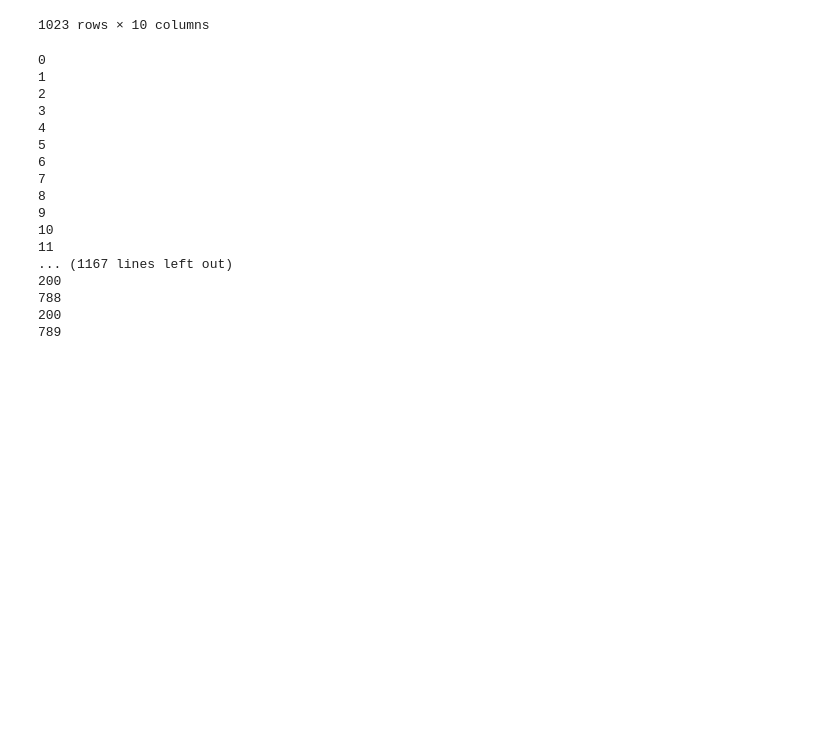
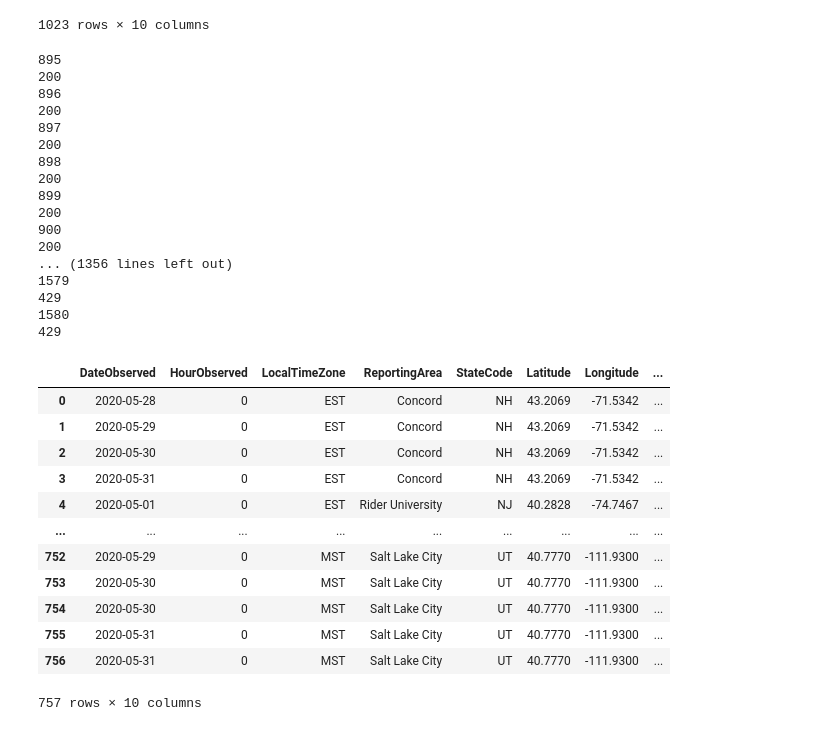
Before and after one commit to kevinhnmb/kevinhnmb.github.io, a Jupyter notebook: Untitled.ipynb, the cells around one changed output. Cells and saved outputs as stored; diff of their text form; code cells hidden in the pictures; blank space fills up the shorter version.

Commit message:
Add final covid data

```diff
--- a/Untitled.ipynb
+++ b/Untitled.ipynb
@@ -217,24 +217,37 @@ def get_may_data2():
 
     return return_df
 # %%
-raw_data1 = get_may_data1()
+raw_data1 = get_may_data2()
 raw_data1
 # 895 last 200
 # %% [output]
-0
-1
-2
-3
-4
-5
-6
-7
-8
-9
-10
-11
-... (1167 lines left out)
+895
 200
-788
+896
 200
-789
+897
+200
+898
+200
+899
+200
+900
+200
+... (1356 lines left out)
+1579
+429
+1580
+429
+|  | DateObserved | HourObserved | LocalTimeZone | ReportingArea | StateCode | Latitude | Longitude | ... |
+| 0 | 2020-05-28 | 0 | EST | Concord | NH | 43.2069 | -71.5342 | ... |
+| 1 | 2020-05-29 | 0 | EST | Concord | NH | 43.2069 | -71.5342 | ... |
+| 2 | 2020-05-30 | 0 | EST | Concord | NH | 43.2069 | -71.5342 | ... |
+| 3 | 2020-05-31 | 0 | EST | Concord | NH | 43.2069 | -71.5342 | ... |
+| 4 | 2020-05-01 | 0 | EST | Rider University | NJ | 40.2828 | -74.7467 | ... |
+| ... | ... | ... | ... | ... | ... | ... | ... | ... |
+| 752 | 2020-05-29 | 0 | MST | Salt Lake City | UT | 40.7770 | -111.9300 | ... |
+| 753 | 2020-05-30 | 0 | MST | Salt Lake City | UT | 40.7770 | -111.9300 | ... |
+| 754 | 2020-05-30 | 0 | MST | Salt Lake City | UT | 40.7770 | -111.9300 | ... |
+| 755 | 2020-05-31 | 0 | MST | Salt Lake City | UT | 40.7770 | -111.9300 | ... |
+| 756 | 2020-05-31 | 0 | MST | Salt Lake City | UT | 40.7770 | -111.9300 | ... |
+757 rows × 10 columns
```
Also changed, not shown: parts of 2 cells of this notebook, 3 other files.
